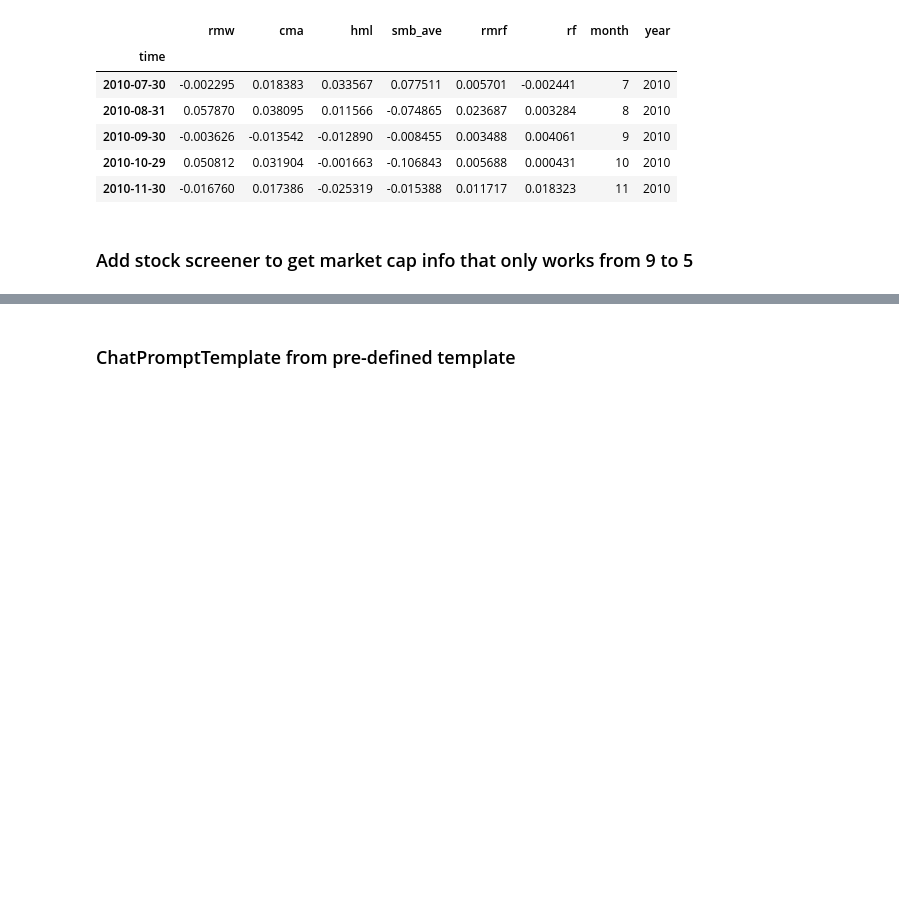
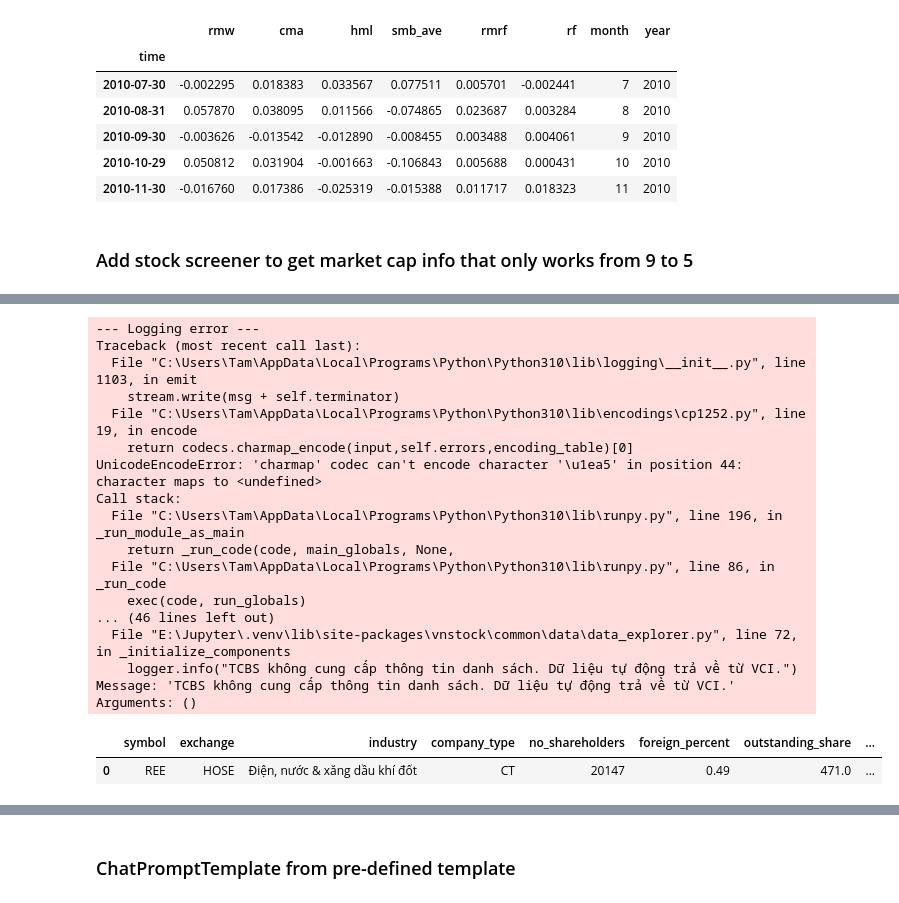
Before and after one commit to gahoccode/Jupyter, a Jupyter notebook: studies.ipynb, the cells around one changed output, grey strips where cells are left out. Saved outputs shown, nothing was run; the diff lists cells and outputs as text; code cells hidden in the pictures; blank space fills up the shorter version.

```diff
--- a/studies.ipynb
+++ b/studies.ipynb
@@ -1801,0 +1788,8 @@ def five_factor(url=None):
+# %%
+from vnstock import Vnstock
+import warnings
+warnings.filterwarnings("ignore")
+company = Vnstock().stock(symbol='REE', source='TCBS').company
+overview = company.overview()
+overview.head()
+# %% [output]
@@ -1802 +1798,20 @@ def five_factor(url=None):
+--- Logging error ---
+Traceback (most recent call last):
+  File "C:\Users\Tam\AppData\Local\Programs\Python\Python310\lib\logging\__init__.py", line 1103, in emit
+    stream.write(msg + self.terminator)
+  File "C:\Users\Tam\AppData\Local\Programs\Python\Python310\lib\encodings\cp1252.py", line 19, in encode
+    return codecs.charmap_encode(input,self.errors,encoding_table)[0]
+UnicodeEncodeError: 'charmap' codec can't encode character '\u1ea5' in position 44: character maps to <undefined>
+Call stack:
+  File "C:\Users\Tam\AppData\Local\Programs\Python\Python310\lib\runpy.py", line 196, in _run_module_as_main
+    return _run_code(code, main_globals, None,
+  File "C:\Users\Tam\AppData\Local\Programs\Python\Python310\lib\runpy.py", line 86, in _run_code
+    exec(code, run_globals)
+... (46 lines left out)
+  File "E:\Jupyter\.venv\lib\site-packages\vnstock\common\data\data_explorer.py", line 72, in _initialize_components
+    logger.info("TCBS không cung cấp thông tin danh sách. Dữ liệu tự động trả về từ VCI.")
+Message: 'TCBS không cung cấp thông tin danh sách. Dữ liệu tự động trả về từ VCI.'
+Arguments: ()
+|  | symbol | exchange | industry | company_type | no_shareholders | foreign_percent | outstanding_share | ... |
+| 0 | REE | HOSE | Điện, nước & xăng dầu khí đốt | CT | 20147 | 0.49 | 471.0 | ... |
 # %%
```
Also changed, not shown: parts of 5 cells of this notebook.
